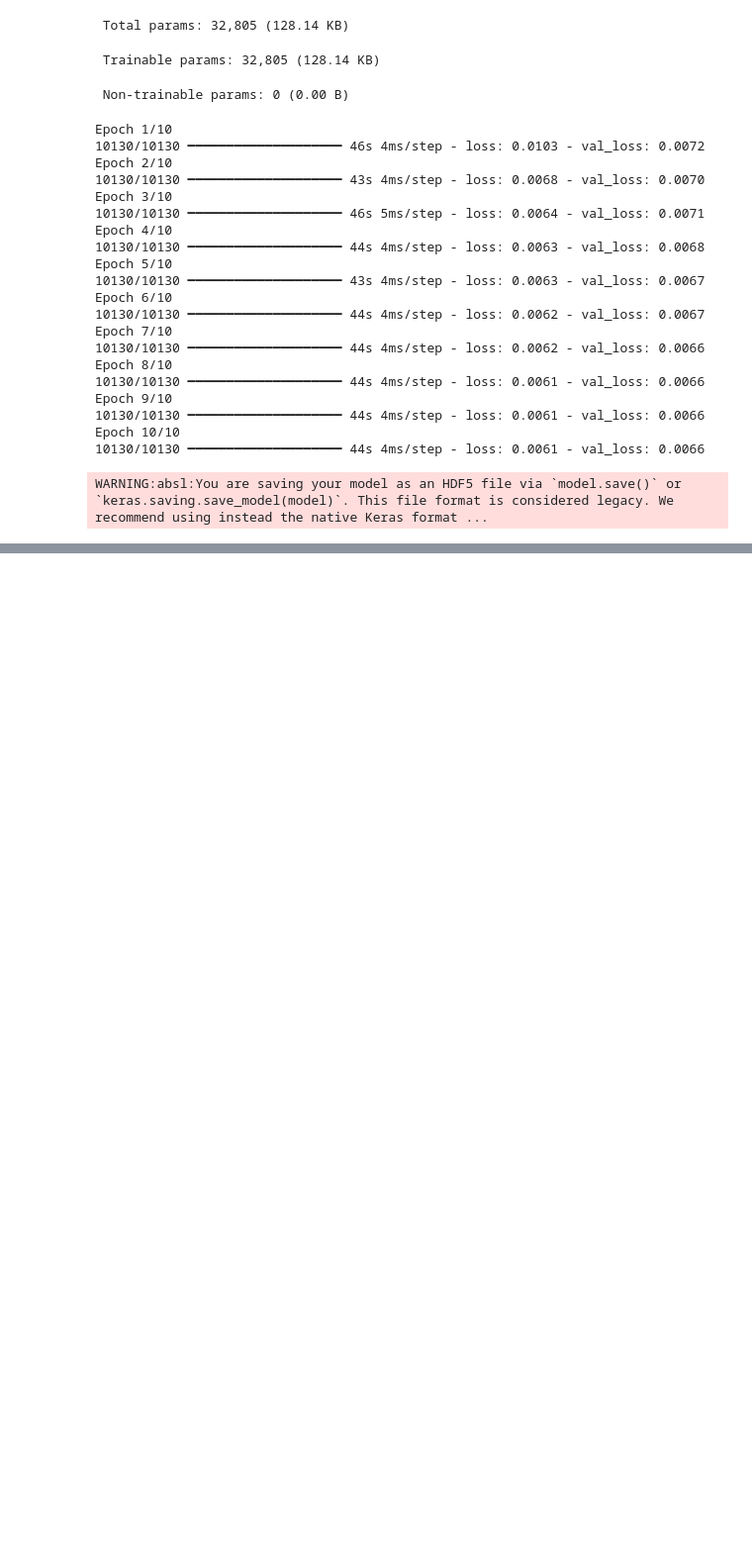
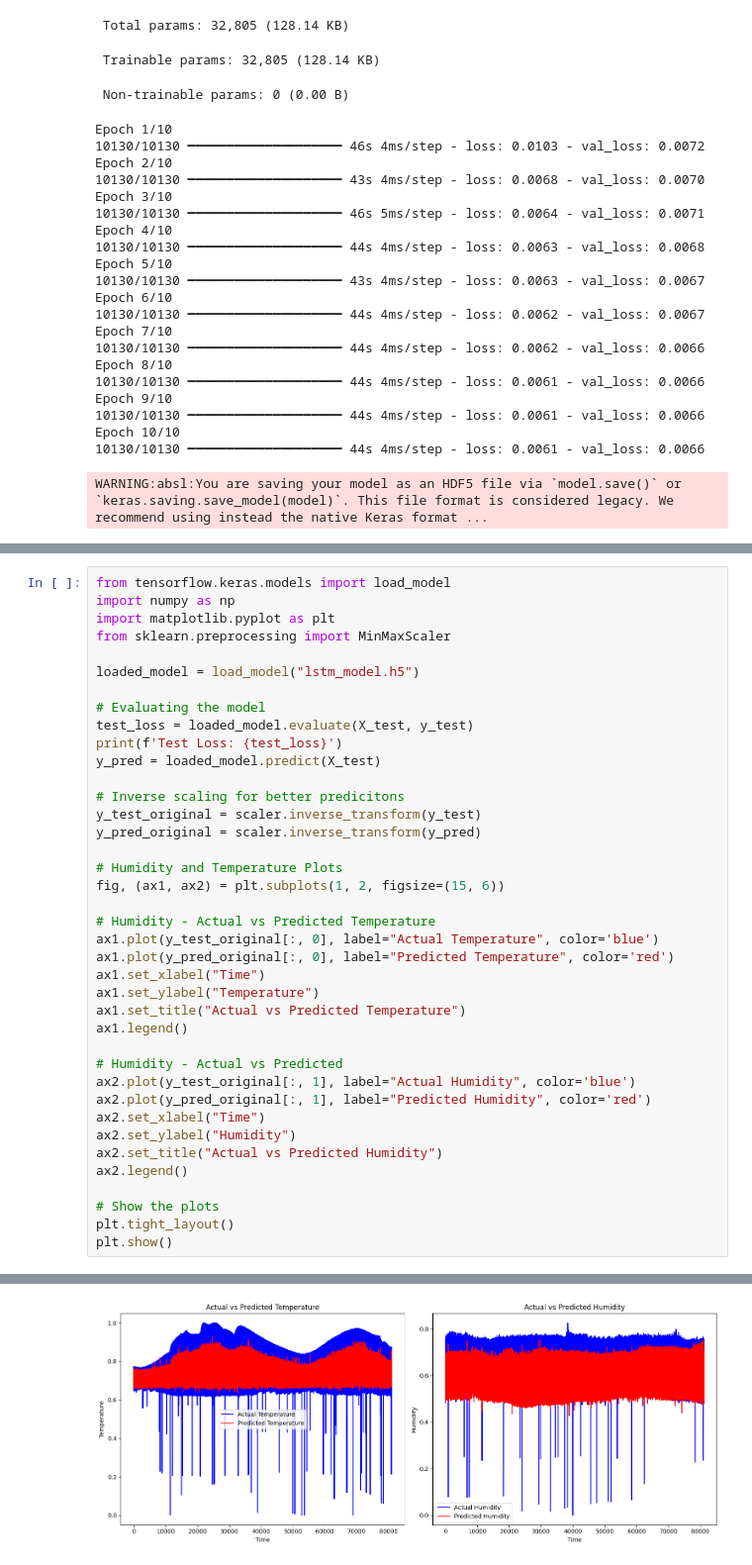
Before and after one commit to itzdamika/Edge-AI, a Jupyter notebook: Prediction_Model/model.ipynb, the cells around one changed output, grey strips where cells are left out. Shown: that part at 99% size. Drawn from its saved outputs; the diff is of its cells as text; blank space fills up the shorter version.

Commit message:
Model Evalution 2nd Phase

```diff
--- a/Prediction_Model/model.ipynb
+++ b/Prediction_Model/model.ipynb
@@ -118,0 +91,40 @@ Test Loss: 0.008835707791149616
+# %%
+from tensorflow.keras.models import load_model
+import numpy as np
+import matplotlib.pyplot as plt
+from sklearn.preprocessing import MinMaxScaler
+
+loaded_model = load_model("lstm_model.h5")
+
+# Evaluating the model
+test_loss = loaded_model.evaluate(X_test, y_test)
+print(f'Test Loss: {test_loss}')
+y_pred = loaded_model.predict(X_test)
+
+# Inverse scaling for better predicitons
+y_test_original = scaler.inverse_transform(y_test)
+y_pred_original = scaler.inverse_transform(y_pred)
+
+# Humidity and Temperature Plots
+fig, (ax1, ax2) = plt.subplots(1, 2, figsize=(15, 6))
+
+# Humidity - Actual vs Predicted Temperature
+ax1.plot(y_test_original[:, 0], label="Actual Temperature", color='blue')
+ax1.plot(y_pred_original[:, 0], label="Predicted Temperature", color='red')
+ax1.set_xlabel("Time")
+ax1.set_ylabel("Temperature")
+ax1.set_title("Actual vs Predicted Temperature")
+ax1.legend()
+
+# Humidity - Actual vs Predicted
+ax2.plot(y_test_original[:, 1], label="Actual Humidity", color='blue')
+ax2.plot(y_pred_original[:, 1], label="Predicted Humidity", color='red')
+ax2.set_xlabel("Time")
+ax2.set_ylabel("Humidity")
+ax2.set_title("Actual vs Predicted Humidity")
+ax2.legend()
+
+# Show the plots
+plt.tight_layout()
+plt.show()
+# %% [output]
@@ -118,0 +135 @@ Test Loss: 0.008835707791149616
+[figure, added]
```
Also changed, not shown: parts of 2 cells of this notebook.
